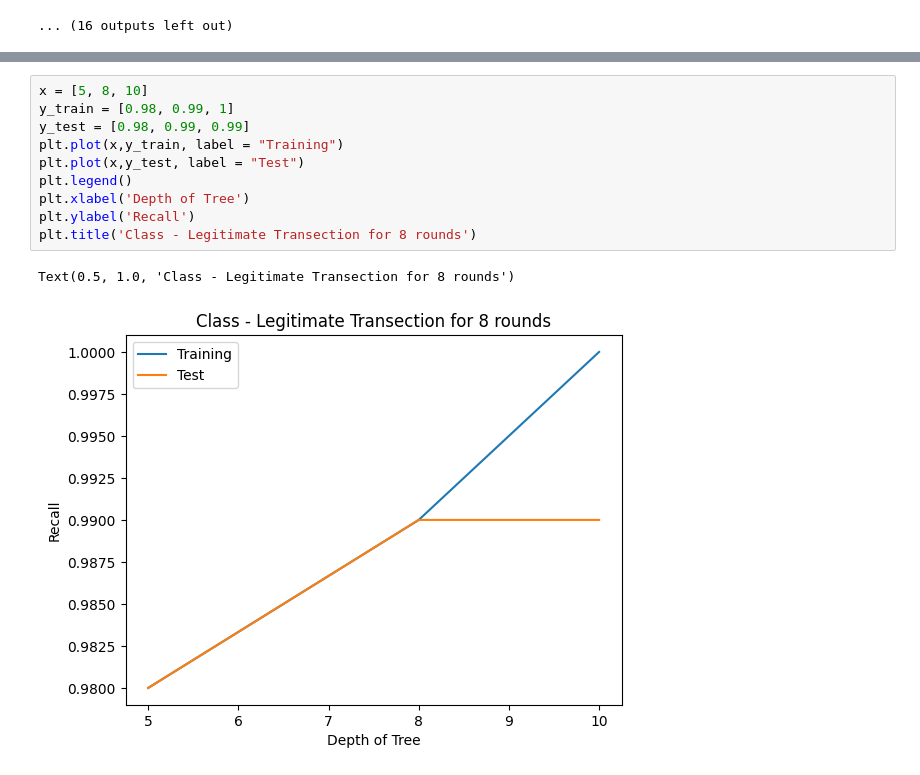
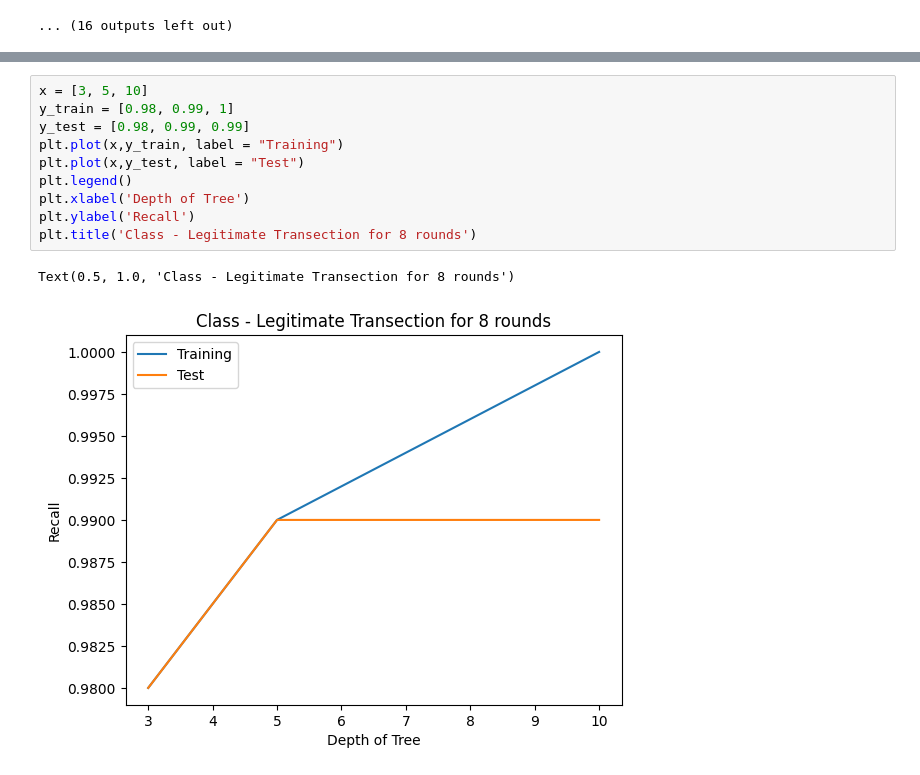
Before and after one commit to karysutariya/Fraud-Detection, a Jupyter notebook: XGboost.ipynb, the cells around one changed output, grey strips where cells are left out. Cells and saved outputs as stored; diff of their text form.

```diff
--- a/XGboost.ipynb
+++ b/XGboost.ipynb
@@ -188,14 +188,14 @@ Text(0.5, 1.0, 'Class - Fraud Transection for 5 rounds')
 # %%
-x = [5, 8, 10]
+x = [3, 5, 10]
 y_train = [0.98, 0.99, 1]
 y_test = [0.98, 0.99, 0.99]
 plt.plot(x,y_train, label = "Training")
 plt.plot(x,y_test, label = "Test")
 plt.legend()
 plt.xlabel('Depth of Tree')
 plt.ylabel('Recall')
 plt.title('Class - Legitimate Transection for 8 rounds')
 # %% [output]
 Text(0.5, 1.0, 'Class - Legitimate Transection for 8 rounds')
-[figure, old version]
+[figure, new version]
 # %%
```
Also changed, not shown: parts of 5 cells of this notebook, 10 other files.
